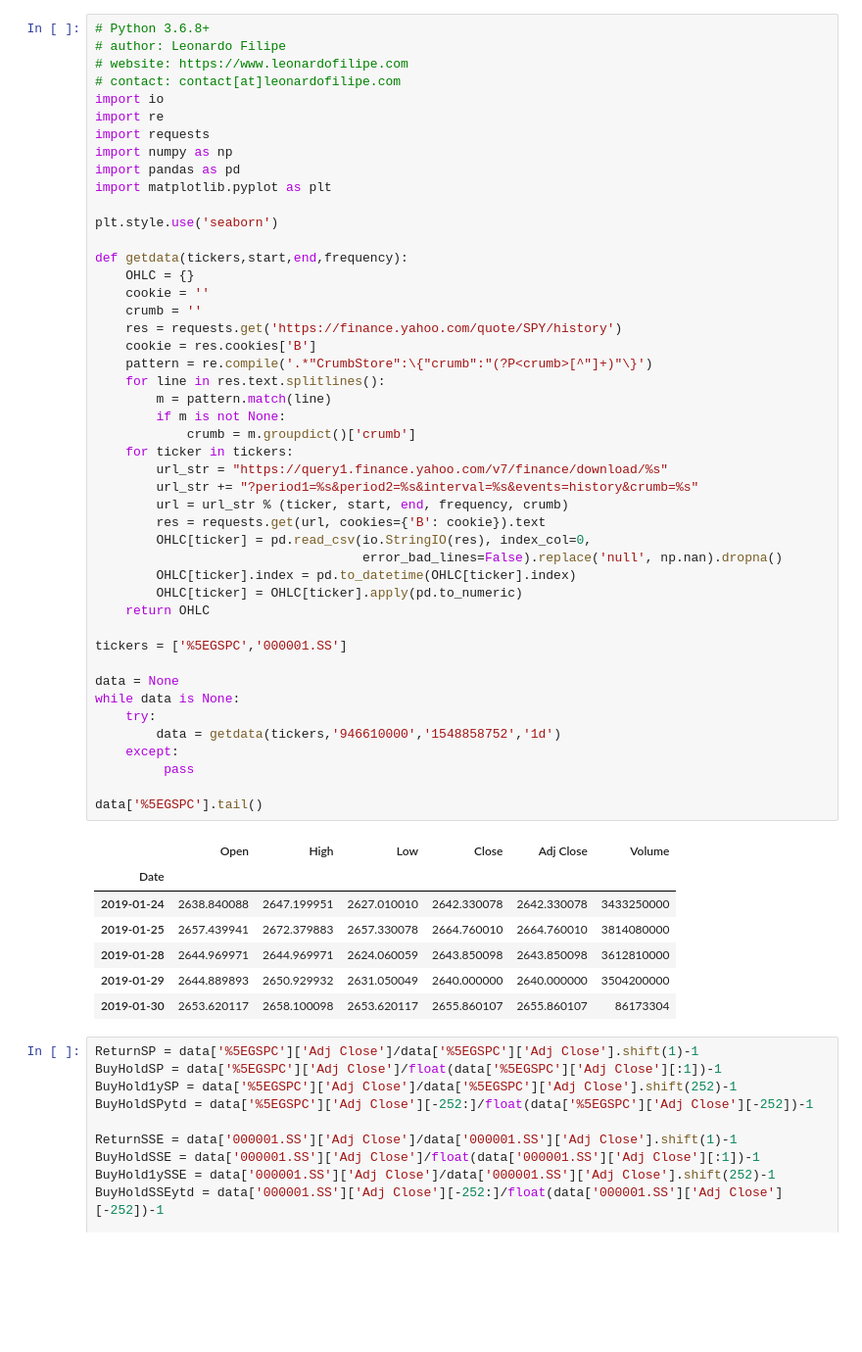
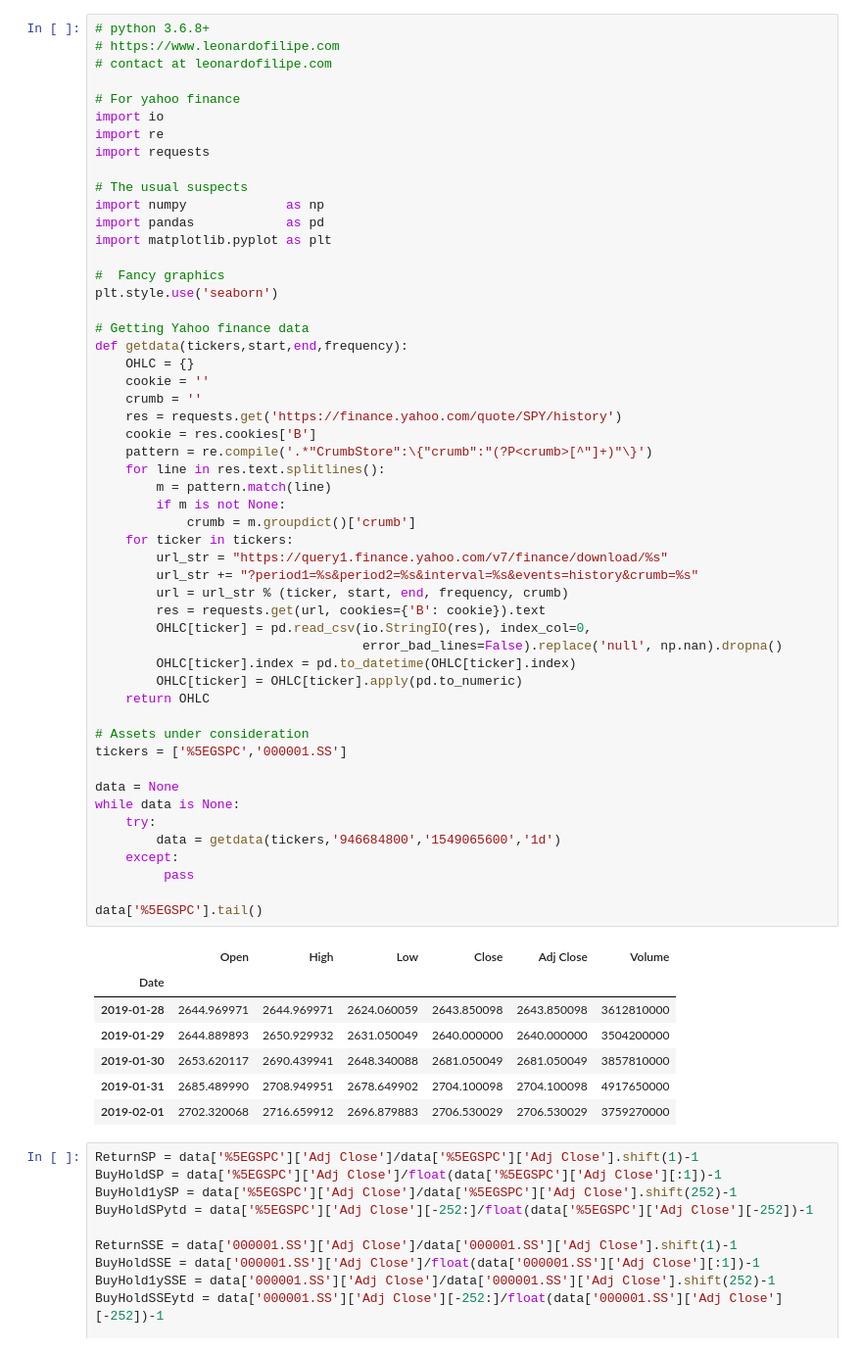
Before and after one commit to LongOnly/Quantitative-Notebooks, a Jupyter notebook: DynamicAssetAllocation.ipynb, the cells around one changed output. Shown at 98% size. Drawn from its saved outputs; the diff is of its cells as text; blank space fills up the shorter version.

```diff
--- a/DynamicAssetAllocation.ipynb
+++ b/DynamicAssetAllocation.ipynb
@@ -1,17 +1,22 @@
 # %%
-# Python 3.6.8+
-# author: Leonardo Filipe
-# website: https://www.leonardofilipe.com
-# contact: contact[at]leonardofilipe.com
+# python 3.6.8+
+# https://www.leonardofilipe.com
+# contact at leonardofilipe.com
+
+# For yahoo finance
 import io
 import re
 import requests
-import numpy as np
-import pandas as pd
+
+# The usual suspects
+import numpy             as np
+import pandas            as pd
 import matplotlib.pyplot as plt
 
+#  Fancy graphics
 plt.style.use('seaborn')
 
+# Getting Yahoo finance data
 def getdata(tickers,start,end,frequency):
     OHLC = {}
     cookie = ''
@@ -19,39 +24,40 @@ def getdata(tickers,start,end,frequency):
     res = requests.get('https://finance.yahoo.com/quote/SPY/history')
     cookie = res.cookies['B']
     pattern = re.compile('.*"CrumbStore":\{"crumb":"(?P<crumb>[^"]+)"\}')
     for line in res.text.splitlines():
         m = pattern.match(line)
         if m is not None:
             crumb = m.groupdict()['crumb']
     for ticker in tickers:
         url_str = "https://query1.finance.yahoo.com/v7/finance/download/%s"
         url_str += "?period1=%s&period2=%s&interval=%s&events=history&crumb=%s"
         url = url_str % (ticker, start, end, frequency, crumb)
         res = requests.get(url, cookies={'B': cookie}).text
         OHLC[ticker] = pd.read_csv(io.StringIO(res), index_col=0,
                                    error_bad_lines=False).replace('null', np.nan).dropna()
         OHLC[ticker].index = pd.to_datetime(OHLC[ticker].index)
         OHLC[ticker] = OHLC[ticker].apply(pd.to_numeric)
     return OHLC
 
+# Assets under consideration
 tickers = ['%5EGSPC','000001.SS']
 
 data = None
 while data is None:
     try:
-        data = getdata(tickers,'946610000','1548858752','1d')
+        data = getdata(tickers,'946684800','1549065600','1d')
     except:
          pass
 
 data['%5EGSPC'].tail()
 # %% [output]
 |  | Open | High | Low | Close | Adj Close | Volume |
 | Date |  |  |  |  |  |  |
-| 2019-01-24 | 2638.840088 | 2647.199951 | 2627.010010 | 2642.330078 | 2642.330078 | 3433250000 |
-| 2019-01-25 | 2657.439941 | 2672.379883 | 2657.330078 | 2664.760010 | 2664.760010 | 3814080000 |
 | 2019-01-28 | 2644.969971 | 2644.969971 | 2624.060059 | 2643.850098 | 2643.850098 | 3612810000 |
 | 2019-01-29 | 2644.889893 | 2650.929932 | 2631.050049 | 2640.000000 | 2640.000000 | 3504200000 |
-| 2019-01-30 | 2653.620117 | 2658.100098 | 2653.620117 | 2655.860107 | 2655.860107 | 86173304 |
+| 2019-01-30 | 2653.620117 | 2690.439941 | 2648.340088 | 2681.050049 | 2681.050049 | 3857810000 |
+| 2019-01-31 | 2685.489990 | 2708.949951 | 2678.649902 | 2704.100098 | 2704.100098 | 4917650000 |
+| 2019-02-01 | 2702.320068 | 2716.659912 | 2696.879883 | 2706.530029 | 2706.530029 | 3759270000 |
 # %%
 ReturnSP = data['%5EGSPC']['Adj Close']/data['%5EGSPC']['Adj Close'].shift(1)-1
 BuyHoldSP = data['%5EGSPC']['Adj Close']/float(data['%5EGSPC']['Adj Close'][:1])-1
```
Also changed, not shown: parts of 2 cells of this notebook, 3 other files.
